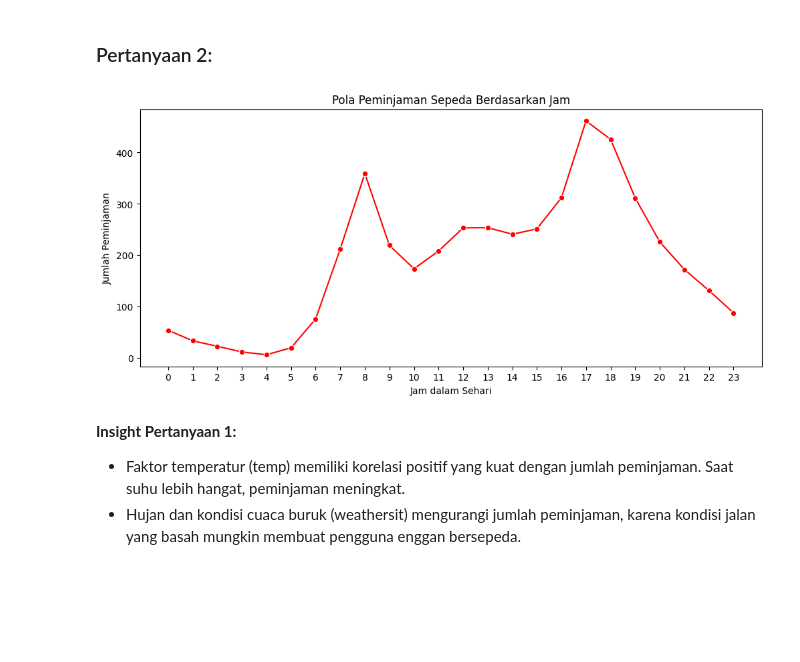
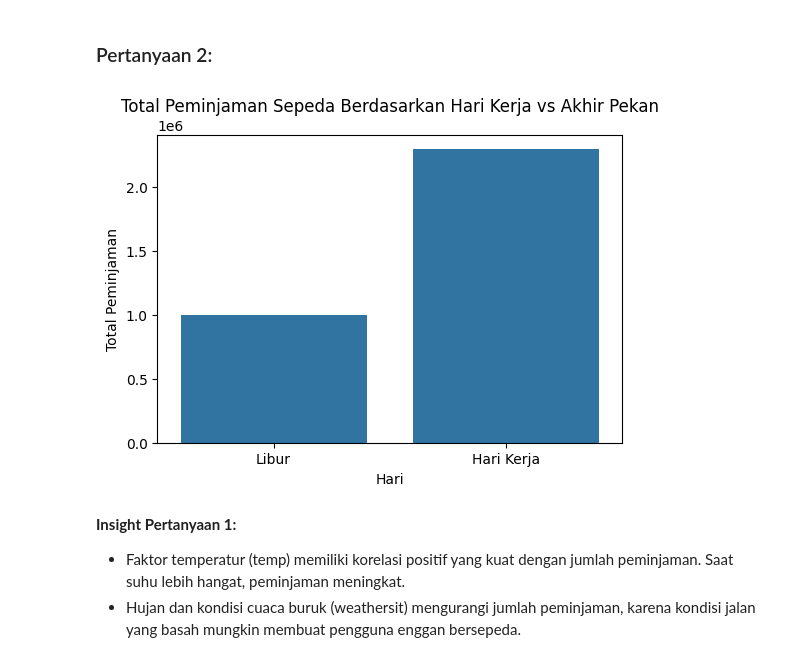
Before and after one commit to Sholahuddinoob/Bike-Sharing-Dataset, a Jupyter notebook: notebook.ipynb, the cells around one changed output. Cells and saved outputs as stored; diff of their text form; code cells hidden in the pictures; blank space fills up the shorter version.

```diff
--- a/notebook.ipynb
+++ b/notebook.ipynb
@@ -46,10 +49,3 @@ Dataset day.csv
 ## Data Wrangling
 # %% [markdown]
 ### Gathering Data
-# %%
-# Load dataset
-day_df = pd.read_csv('day.csv')
-hour_df = pd.read_csv('hour.csv')
-
-# Tampilkan beberapa data awal
-day_df.head()
@@ -150,23 +137,3 @@ dtype: int64
 ## Exploratory Data Analysis (EDA)
 # %% [markdown]
 ### Explore ...
-# %%
-import seaborn as sns
-import matplotlib.pyplot as plt
-import pandas as pd
-
-# Load dataset
-day_df = pd.read_csv('day.csv')
-
-# 🔹 **1. Tampilkan Statistik Deskriptif**
-print("\nStatistik Deskriptif day_df:")
-print(day_df.describe())
-
-# 🔹 **2. Filter hanya kolom numerik sebelum menghitung korelasi**
-numeric_df = day_df.select_dtypes(include=["number"])  # Ambil hanya kolom numerik
-
-# 🔹 **3. Heatmap Korelasi Antar Variabel (Perbaikan)**
-plt.figure(figsize=(10, 6))
-sns.heatmap(numeric_df.corr(), annot=True, cmap="coolwarm", fmt=".2f")  # Gunakan hanya kolom numerik
-plt.title("Heatmap Korelasi Antar Variabel")
-plt.show()
@@ -238,16 +171,16 @@ plt.show()
 # %% [markdown]
 ### Pertanyaan 2:
 # %%
-# Pola peminjaman sepeda berdasarkan jam (dari dataset hourly)
-plt.figure(figsize=(12, 5))
-sns.lineplot(x="hr", y="cnt", data=hour_df, errorbar=None, marker="o", linestyle="-", color="r")
-plt.xticks(range(0, 24))
-plt.title("Pola Peminjaman Sepeda Berdasarkan Jam")
-plt.xlabel("Jam dalam Sehari")
-plt.ylabel("Jumlah Peminjaman")
+# 2. Analisis jumlah peminjaman berdasarkan hari kerja vs akhir pekan
+plt.figure(figsize=(6, 4))
+sns.barplot(x="workingday", y="cnt", data=day_df, estimator=sum, errorbar=None)
+plt.xticks(ticks=[0, 1], labels=['Libur', 'Hari Kerja'])
+plt.title("Total Peminjaman Sepeda Berdasarkan Hari Kerja vs Akhir Pekan")
+plt.xlabel("Hari")
+plt.ylabel("Total Peminjaman")
 plt.show()
 # %% [output]
-[figure, old version]
+[figure, new version]
 # %% [markdown]
 **Insight Pertanyaan 1:**
 - Faktor temperatur (temp) memiliki korelasi positif yang kuat dengan jumlah peminjaman. Saat suhu lebih hangat, peminjaman meningkat.
```
Also changed, not shown: parts of 9 cells of this notebook.
